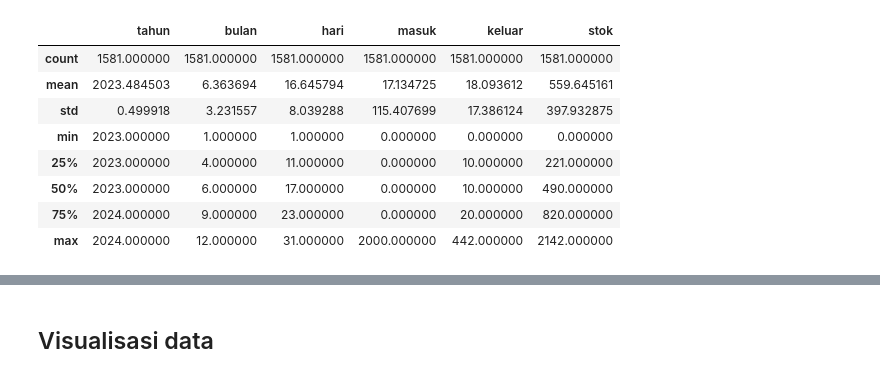
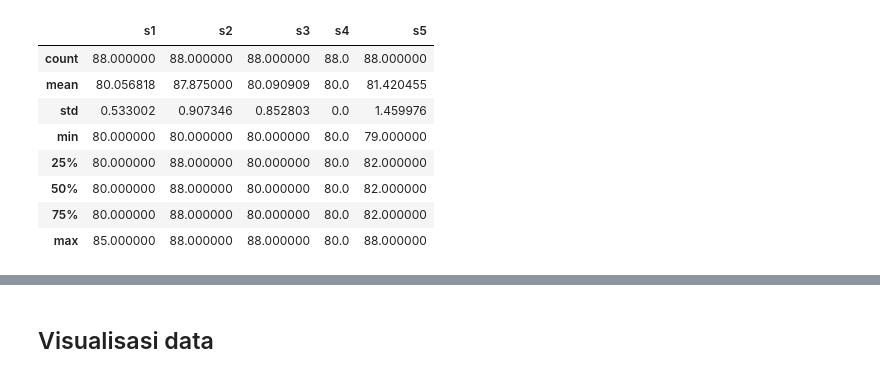
Before and after one commit to ArtEnginer/backprosiswa, a Jupyter notebook: program.ipynb, the cells around one changed output, grey strips where cells are left out. Drawn from its saved outputs; the diff is of its cells as text; code cells hidden in the pictures.

```diff
--- a/program.ipynb
+++ b/program.ipynb
@@ -43,0 +5,7 @@ memory usage: 123.5+ KB
+# %%
+import pandas as pd
+
+data_indo = pd.read_excel('dataset/d-indo.xlsx', index_col='nisn')
+data_mtk = pd.read_excel('dataset/d-matematika.xlsx', index_col='nisn')
+data_inggris = pd.read_excel('dataset/d-inggris.xlsx', index_col='nisn')
+data_indo
@@ -44,12 +27,12 @@ memory usage: 123.5+ KB
 # %%
-df.describe()
+data_indo.describe()
 # %% [output]
-|  | tahun | bulan | hari | masuk | keluar | stok |
-| count | 1581.000000 | 1581.000000 | 1581.000000 | 1581.000000 | 1581.000000 | 1581.000000 |
-| mean | 2023.484503 | 6.363694 | 16.645794 | 17.134725 | 18.093612 | 559.645161 |
-| std | 0.499918 | 3.231557 | 8.039288 | 115.407699 | 17.386124 | 397.932875 |
-| min | 2023.000000 | 1.000000 | 1.000000 | 0.000000 | 0.000000 | 0.000000 |
-| 25% | 2023.000000 | 4.000000 | 11.000000 | 0.000000 | 10.000000 | 221.000000 |
-| 50% | 2023.000000 | 6.000000 | 17.000000 | 0.000000 | 10.000000 | 490.000000 |
-| 75% | 2024.000000 | 9.000000 | 23.000000 | 0.000000 | 20.000000 | 820.000000 |
-| max | 2024.000000 | 12.000000 | 31.000000 | 2000.000000 | 442.000000 | 2142.000000 |
+|  | s1 | s2 | s3 | s4 | s5 |
+| count | 88.000000 | 88.000000 | 88.000000 | 88.0 | 88.000000 |
+| mean | 80.056818 | 87.875000 | 80.090909 | 80.0 | 81.420455 |
+| std | 0.533002 | 0.907346 | 0.852803 | 0.0 | 1.459976 |
+| min | 80.000000 | 80.000000 | 80.000000 | 80.0 | 79.000000 |
+| 25% | 80.000000 | 88.000000 | 80.000000 | 80.0 | 82.000000 |
+| 50% | 80.000000 | 88.000000 | 80.000000 | 80.0 | 82.000000 |
+| 75% | 80.000000 | 88.000000 | 80.000000 | 80.0 | 82.000000 |
+| max | 85.000000 | 88.000000 | 88.000000 | 80.0 | 88.000000 |
```
Also changed, not shown: parts of 28 cells of this notebook, 4 other files.
